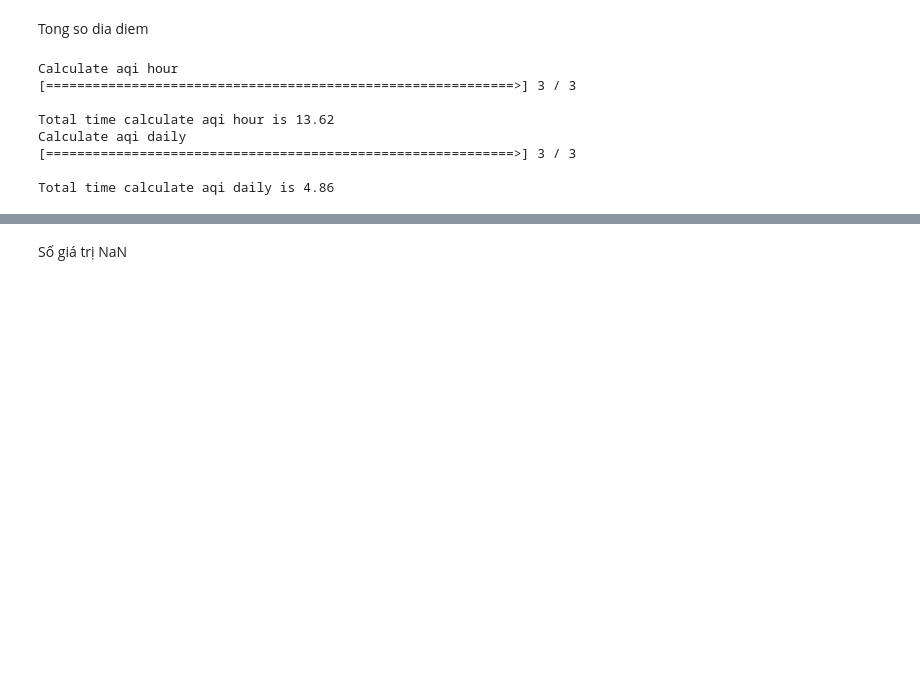
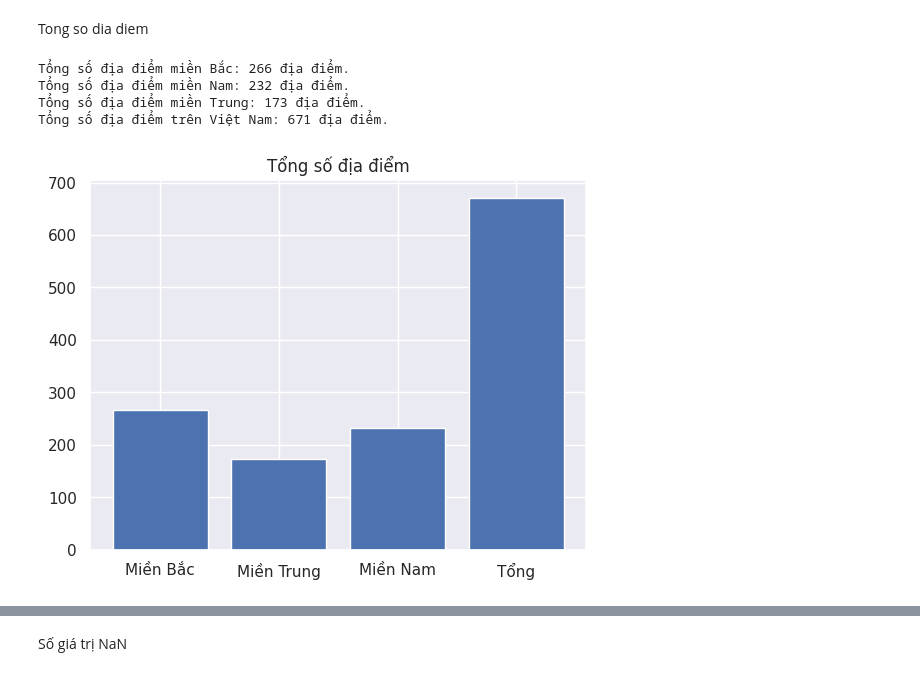
Before and after one commit to minhhao0/MMD_10_PTIT_2026, a Jupyter notebook: pollution-patern-analysis.ipynb, the cells around one changed output, grey strips where cells are left out. Saved outputs shown, nothing was run; the diff lists cells and outputs as text; code cells hidden in the pictures; blank space fills up the shorter version.

```diff
--- a/pollution-patern-analysis.ipynb
+++ b/pollution-patern-analysis.ipynb
@@ -333,14 +340,11 @@ load air data sucessfully!
 # %% [markdown]
 Tong so dia diem
 # %%
-air_data_obj.calculate_aqi_all()
+air_data_obj.location_analysis()
 # %% [output]
-Calculate aqi hour
-[============================================================>] 3 / 3
-
-Total time calculate aqi hour is 13.62
-Calculate aqi daily
-[============================================================>] 3 / 3
-
-Total time calculate aqi daily is 4.86
+Tổng số địa điểm miền Bắc: 266 địa điểm.
+Tổng số địa điểm miền Nam: 232 địa điểm.
+Tổng số địa điểm miền Trung: 173 địa điểm.
+Tổng số địa điểm trên Việt Nam: 671 địa điểm.
+[figure, added]
 # %%
```
Also changed, not shown: parts of 51 cells of this notebook.
